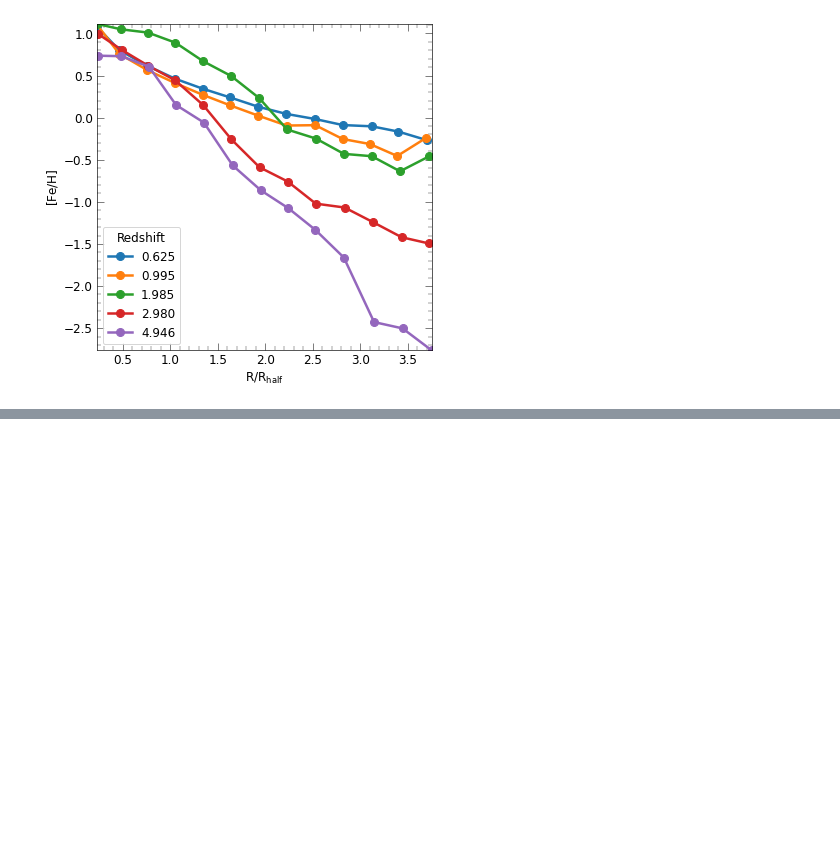
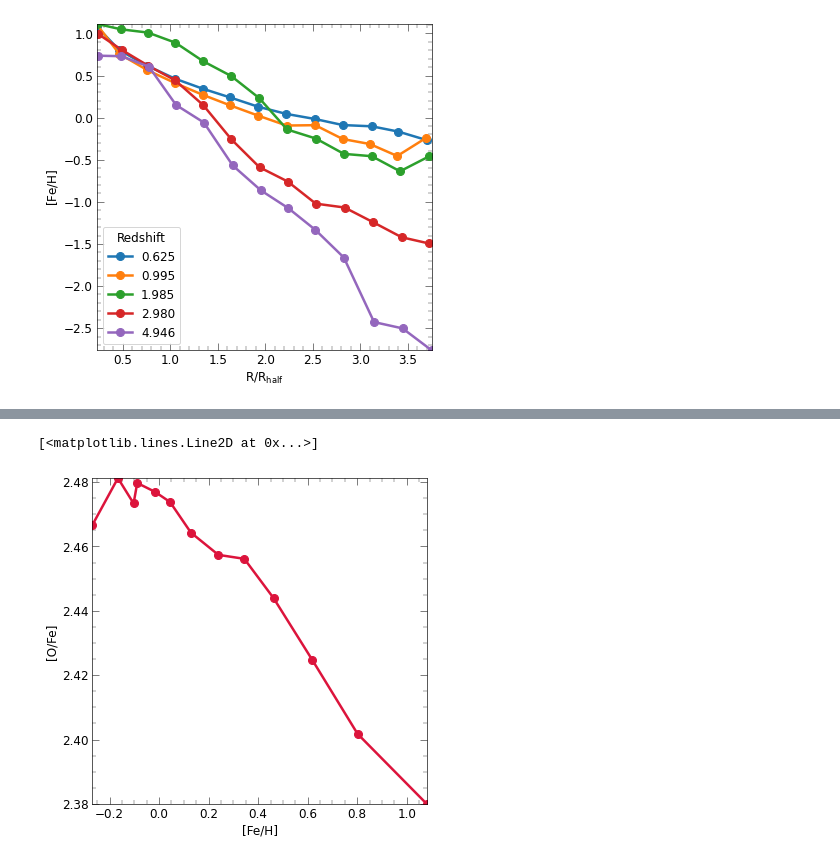
Before and after one commit to ansingh16/hr5_metallicity, a Jupyter notebook: Code/Analysis.ipynb, the cells around one changed output, grey strips where cells are left out. Cells and saved outputs as stored; diff of their text form; code cells hidden in the pictures; blank space fills up the shorter version.

```diff
--- a/Code/Analysis.ipynb
+++ b/Code/Analysis.ipynb
@@ -897,0 +1024,14 @@ fig.savefig('../Plots/feh_evolution_redshift.png',bbox_inches='tight')
+# %%
+median_ofe = Ana.median_gradient_ofe['median_ofe']
+median_feh = Ana.median_gradient_feh['median_feh']
+# %%
+
+fig,ax = plt.subplots(1,1)
+ax.set_xlabel(r'[Fe/H]')
+ax.set_ylabel(r'[O/Fe]')
+ax.plot(median_feh,median_ofe,marker='o',markersize=8)
+#ax.set_xlim()
+#ax.set_ylim()
+# %% [output]
+[<matplotlib.lines.Line2D at 0x...>]
+[figure, added]
```
Also changed, not shown: parts of 3 cells of this notebook, 2 other files.
